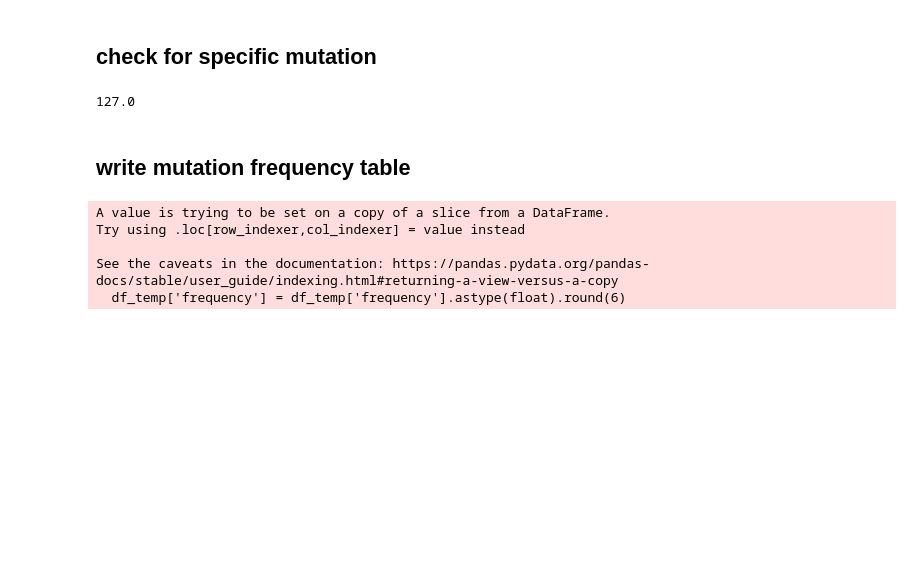
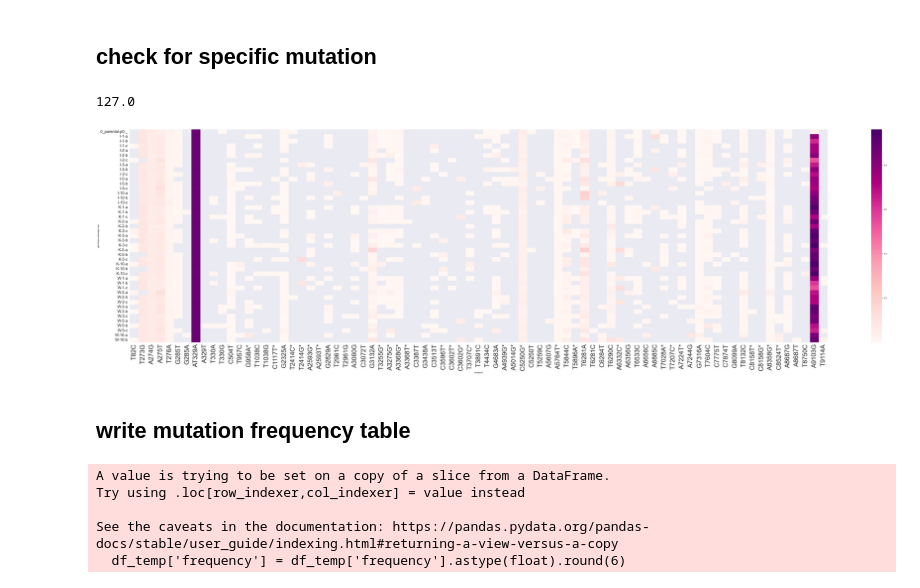
Before and after one commit to cbg-ethz/DCV-CrPV-cGAS-STING-pathway-data-analysis, a Jupyter notebook: workflow/notebooks/dcv_heatmap.ipynb, the cells around one changed output. Cells and saved outputs as stored; diff of their text form; code cells hidden in the pictures; blank space fills up the shorter version.

```diff
--- a/workflow/notebooks/dcv_heatmap.ipynb
+++ b/workflow/notebooks/dcv_heatmap.ipynb
@@ -45,6 +55,44 @@ df = df[df['virus']==virus]
 df[df['POS']==9103]['n_tot'].min()
 # %% [output]
 127.0
+# %%
+frequency_threshold = 0.01
+df_temp = df[df['frequency']>=frequency_threshold]
+high_freq_positions = df_temp['POS'].values
+
+high_freq_positions, counts = np.unique(list(high_freq_positions), return_counts=True)
+
+pos_of_interest = [x for idx_x, x in enumerate(high_freq_positions) if counts[idx_x]>1]
+
+df_all_muts = df[(df['POS'].isin(pos_of_interest))]
+
+mutation_order = df_all_muts.sort_values('position')['mutation'].unique()
+
+df_heatmap = df_all_muts.pivot_table(values='frequency',
+                                    index=[ 'genotype', 'passage', 'rep'],
+                                    columns='mutation',
+                                    aggfunc=np.max,
+                                    #fill_value=0
+                                   ).reindex(mutation_order, axis=1)
+
+positions = df_heatmap.columns.to_list()
+# %%
+sns.set(rc={'figure.figsize':(80,20)})
+# Pivot table
+
+
+# plot heatmap in normal scale
+
+g = sns.heatmap(df_heatmap, xticklabels = positions, cmap="RdPu",
+                #linewidths=1, linecolor='lightgray'
+               )
+
+fig = g.get_figure()
+plt.xticks(rotation=90, fontsize=33)
+plt.yticks(fontsize=20)
+plt.savefig(f"/Users/lfuhrmann/Downloads/dcv_heatmap_all_muts_freq.pdf")
+# %% [output]
+[figure, added]
 # %% [markdown]
 ## write mutation frequency table
 # %%
```
Also changed, not shown: parts of 4 cells of this notebook, 11 other files.
